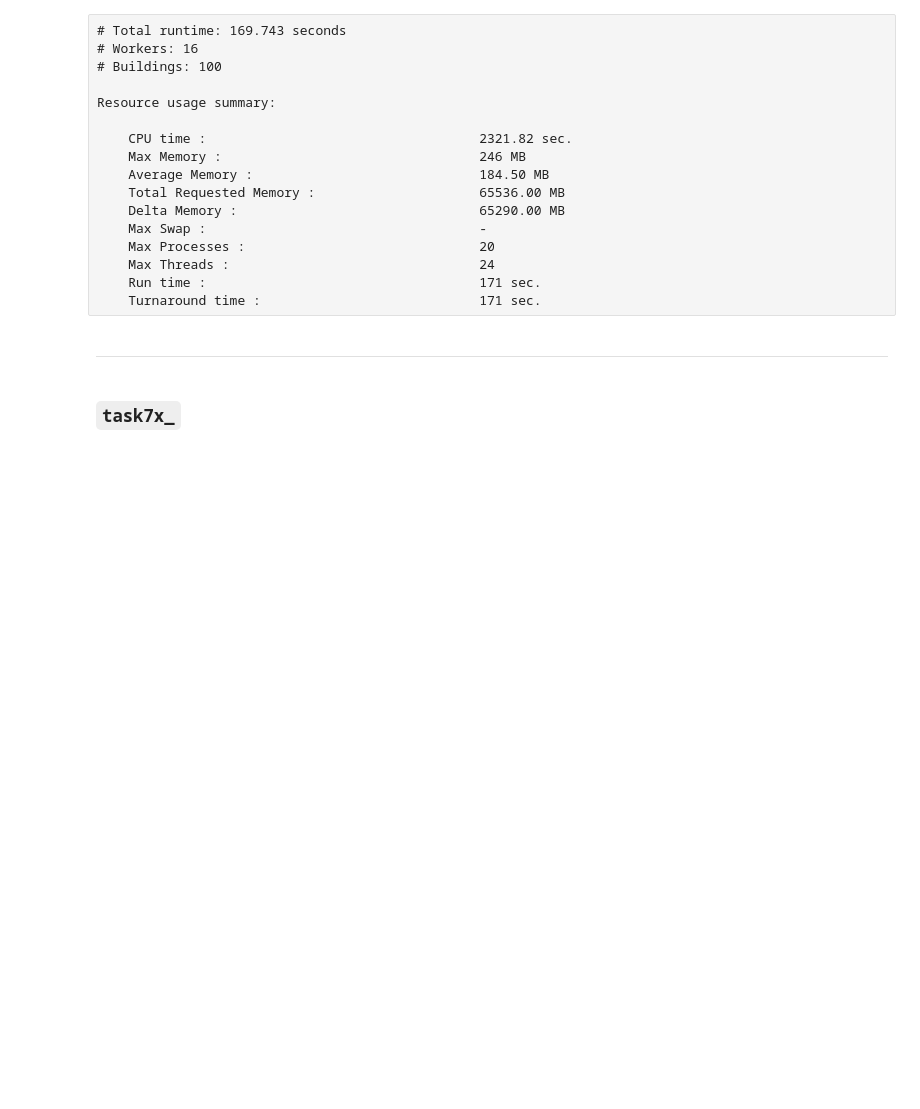
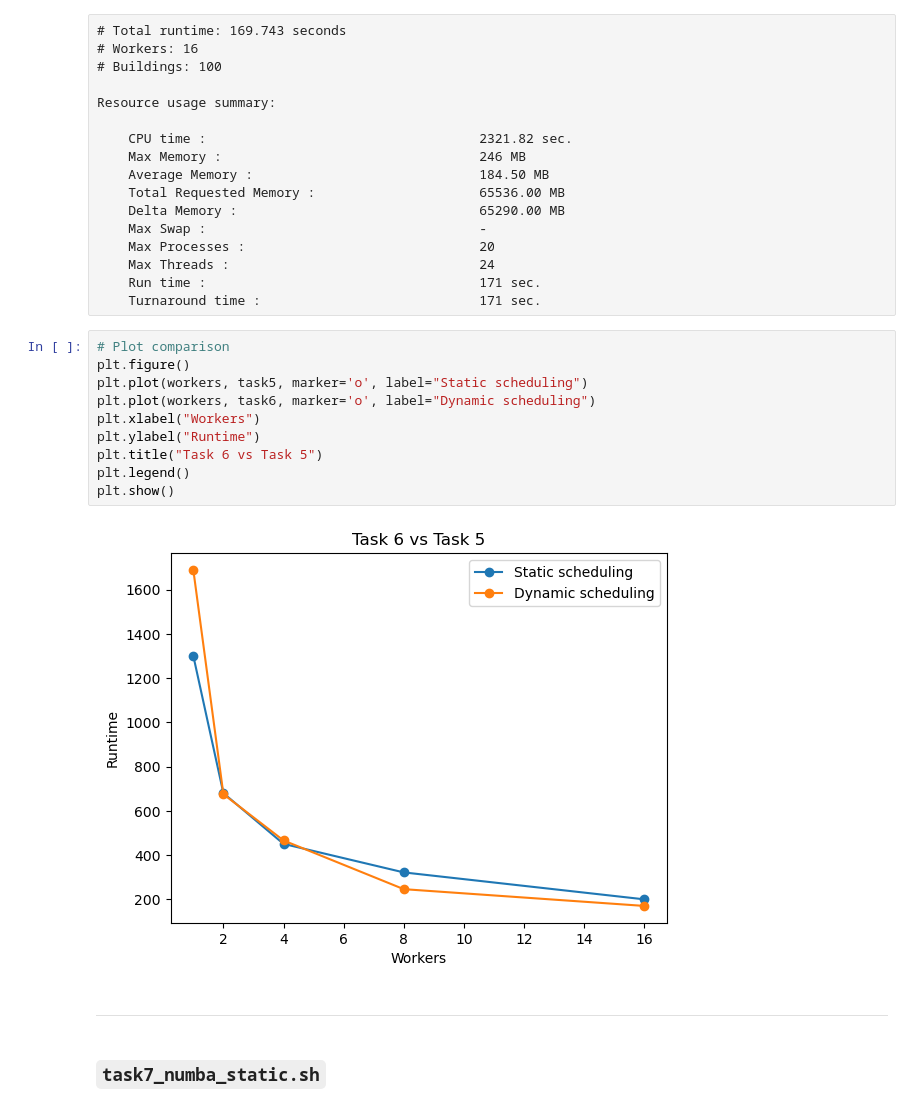
Before and after one commit to AskeSchroder/High_Performance_Computing_Project2, a Jupyter notebook: new_results.ipynb, the cells around one changed output. Saved outputs shown, nothing was run; the diff lists cells and outputs as text; blank space fills up the shorter version.

```diff
--- a/new_results.ipynb
+++ b/new_results.ipynb
@@ -333,7 +351,19 @@ Resource usage summary:
     Max Threads :                                24
     Run time :                                   171 sec.
     Turnaround time :                            171 sec.
+# %%
+# Plot comparison
+plt.figure()
+plt.plot(workers, task5, marker='o', label="Static scheduling")
+plt.plot(workers, task6, marker='o', label="Dynamic scheduling")
+plt.xlabel("Workers")
+plt.ylabel("Runtime")
+plt.title("Task 6 vs Task 5")
+plt.legend()
+plt.show()
+# %% [output]
+[figure, added]
 # %% [markdown]
 ___
 # %% [markdown]
-### **``task7x_``**
+### **``task7_numba_static.sh``**
```
Also changed, not shown: parts of 13 cells of this notebook.
